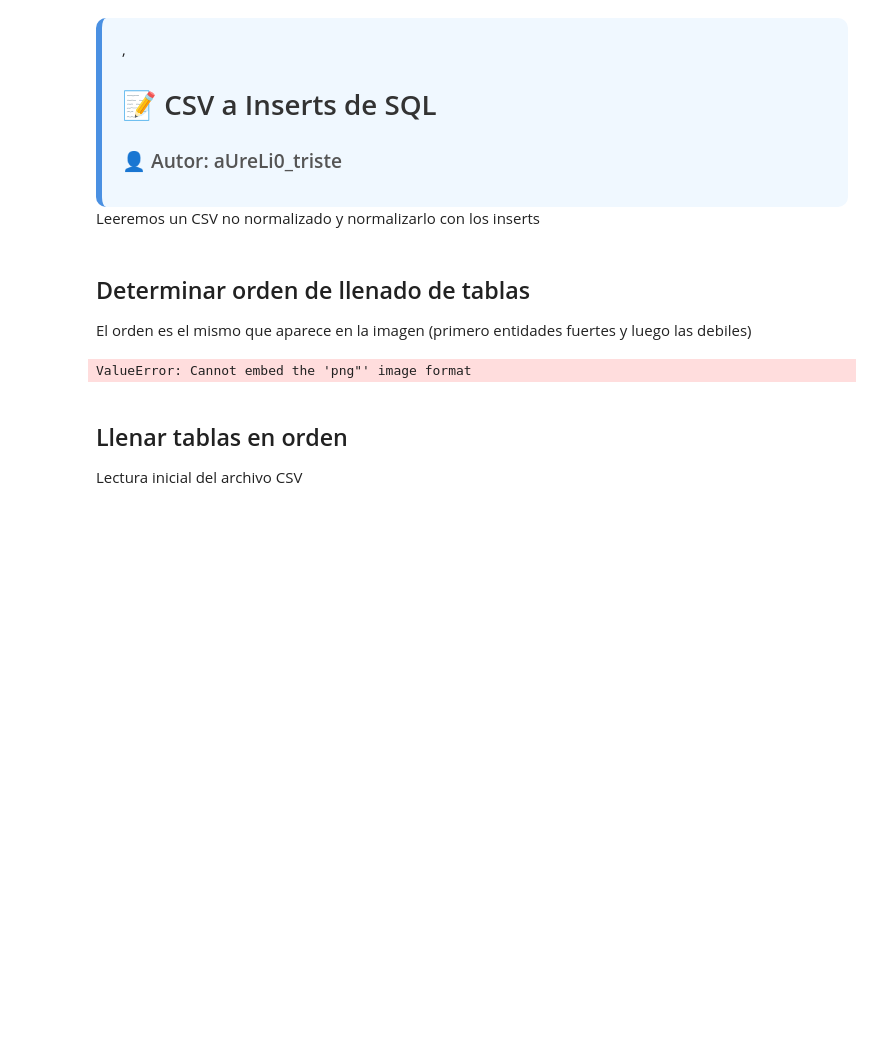
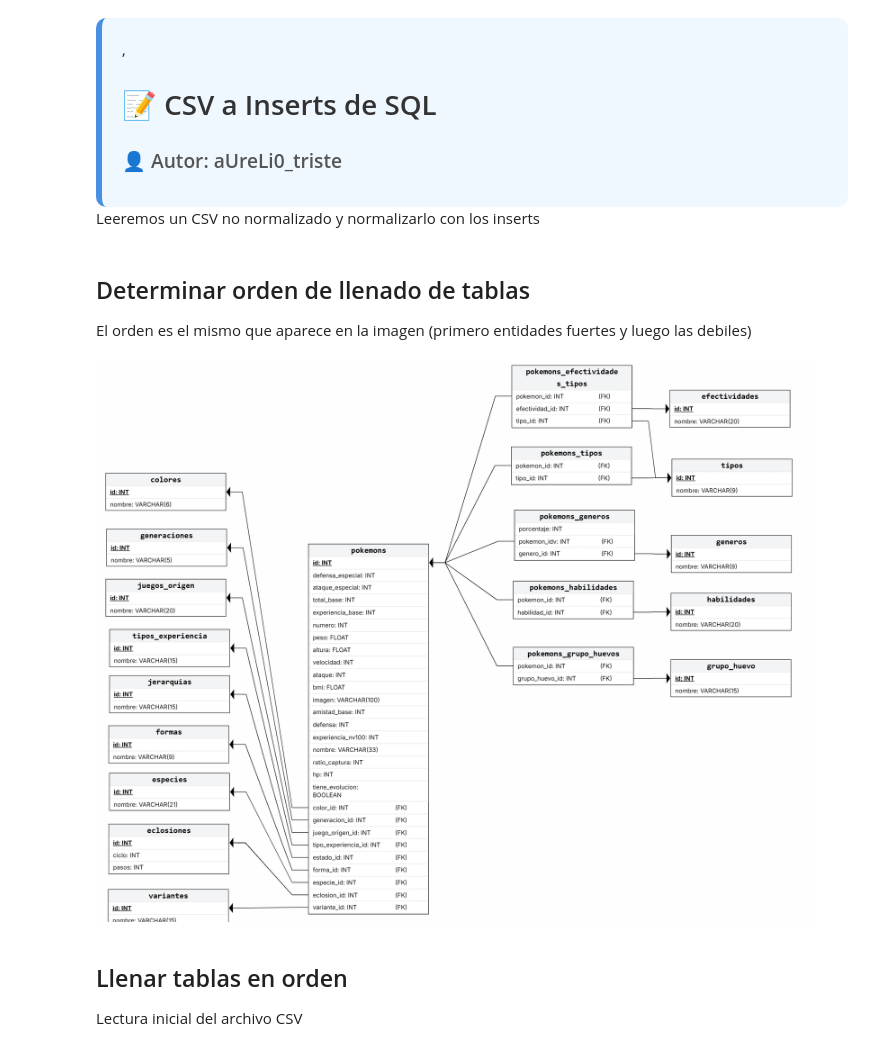
Before and after one commit to Cartan1/PokemonDB, a Jupyter notebook: to_db.ipynb, the cells around one changed output. Saved outputs shown, nothing was run; the diff lists cells and outputs as text; code cells hidden in the pictures; blank space fills up the shorter version.

```diff
--- a/to_db.ipynb
+++ b/to_db.ipynb
@@ -13,9 +13,9 @@ import pandas as pd
 
 El orden es el mismo que aparece en la imagen (primero entidades fuertes y luego las debiles)
 # %%
-Image(filename='"C:/Users/aUreLi0/Downloads/Diagrama Pokemon.png"')
+Image(filename='C:/Users/aUreLi0/Downloads/Diagrama_Pokemon.png')
 # %% [output]
-ValueError: Cannot embed the 'png"' image format
+[figure, added]
 # %% [markdown]
 ## Llenar tablas en orden
 
```
Also changed, not shown: parts of 4 cells of this notebook, 13 other files.
